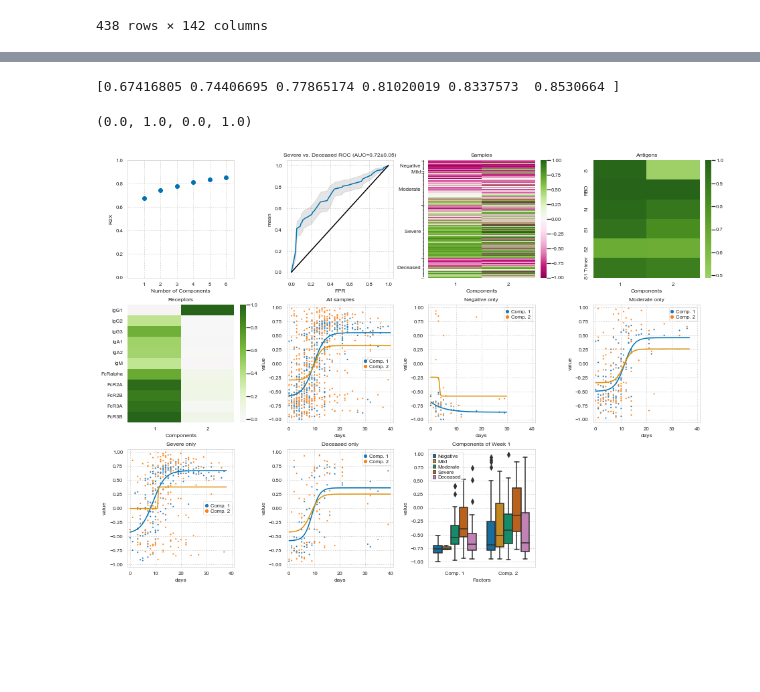
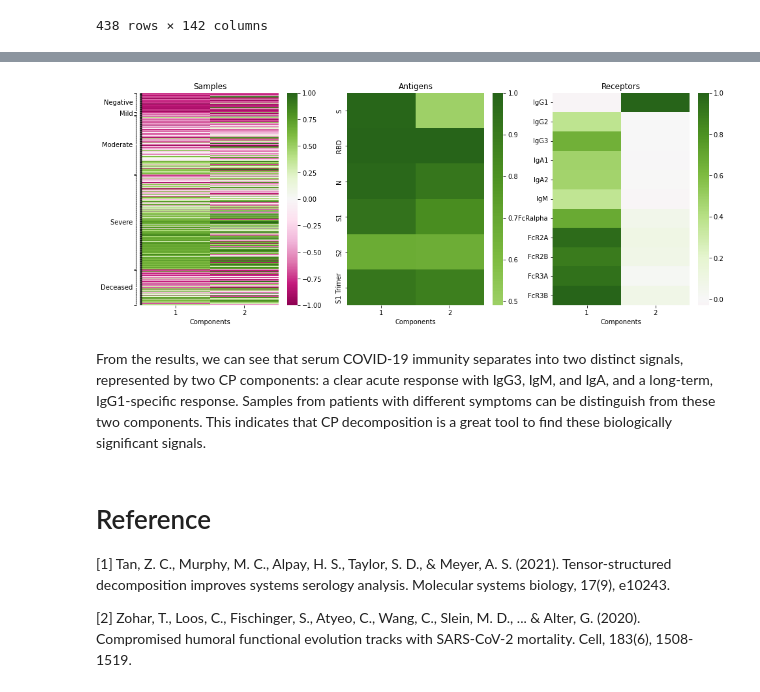
Before and after one commit to meyer-lab/tensorpack, a Jupyter notebook: Apply CP to SARS-CoV-2 Serology Dataset.ipynb, the cells around one changed output, grey strips where cells are left out. Cells and saved outputs as stored; diff of their text form; code cells hidden in the pictures; blank space fills up the shorter version.

```diff
--- a/Apply CP to SARS-CoV-2 Serology Dataset.ipynb
+++ b/Apply CP to SARS-CoV-2 Serology Dataset.ipynb
@@ -345,62 +204,16 @@ k) Boxplot of subject component weights for just samples within the first week a
-# %%
-ax, f = getSetup((13, 9), (3, 4))
-tfac = CMTFfacs[1]
-
-
-# R2X by component plot (a)
-CMTFR2X = np.array([calcR2X(f, tensor) for f in CMTFfacs])
-print(CMTFR2X)
-ax[0].scatter(comps, CMTFR2X, color="b")
-ax[0].set_ylabel("R2X")
-ax[0].set_xlabel("Number of Components")
-ax[0].set_xticks([x for x in comps])
-ax[0].set_xticklabels([x for x in comps])
-ax[0].set_ylim(0, 1)
-ax[0].set_xlim(0.0, np.amax(comps) + 0.5)
-
-
-# ROC curve (b)
-roc_df, auc = COVIDpredict(tfac)
-roc_sum = roc_df.groupby(['FPR'], as_index=False).agg({
-    'TPR': ['mean', 'sem']})
-
-sns.lineplot(x=roc_sum["FPR"], y=roc_sum["TPR"]
-             ["mean"], color='b', ax=ax[1])
-sns.lineplot(x=[0, 1], y=[0, 1], color="black", ax=ax[1])
-
-tprs_upper = np.minimum(roc_sum["TPR"]["mean"] + roc_sum["TPR"]["sem"], 1)
-tprs_lower = np.maximum(roc_sum["TPR"]["mean"] - roc_sum["TPR"]["sem"], 0)
-ax[1].fill_between(roc_sum["FPR"], tprs_lower,
-                   tprs_upper, color='grey', alpha=.2)
-ax[1].set_title("Severe vs. Deceased ROC (AUC={}±{})".format(np.around(np.mean(auc), decimals=2),
-                                                             np.around(sem(auc), decimals=2)))
-
-components = [str(ii + 1) for ii in range(tfac.rank)]
-
-
-# Heatmaps for components of each mode (c-e)
-comp_plot(tfac.factors[0], components,
-          list(pbsSubtractOriginal()['group']), "Samples", ax[2], True)
-comp_plot(tfac.factors[1], components, antigenLabels, "Antigens", ax[3])
-comp_plot(tfac.factors[2], components, receptorLabels, "Receptors", ax[4])
-
-
-# Continuous time plots of components for different severities (f-j)
-time_plot(tfac, ax[5])
-time_plot(tfac, ax[6], condition="Negative")
-time_plot(tfac, ax[7], condition="Moderate")
-time_plot(tfac, ax[8], condition="Severe")
-time_plot(tfac, ax[9], condition="Deceased")
-
-# Factor weights of components separated by severity for week 1 (k)
-df = time_components_df(tfac)
-sns.boxplot(data=df.loc[df["week"] == 1, :],
-            x="Factors", y="value", hue="group", ax=ax[10])
-ax[10].set_title("Components of Week 1")
-ax[10].legend(loc='upper left')
-
-ax[11].axis("off")
-# %% [output]
-[0.67416805 0.74406695 0.77865174 0.81020019 0.8337573  0.8530664 ]
-(0.0, 1.0, 0.0, 1.0)
-[figure, removed]
+# %%
+components = [str(ii + 1) for ii in range(tfac.rank)]
+
+fig, axes = plt.subplots(1, 3, figsize=(16,6))
+comp_plot(tfac.factors[0], components, list(importData()['group']), "Samples", axes[0], True)
+comp_plot(tfac.factors[1], components, antigenLabels, "Antigens", axes[1])
+comp_plot(tfac.factors[2], components, receptorLabels, "Receptors", axes[2])
+# %% [output]
+[figure, added]
+# %% [markdown]
+From the results, we can see that serum COVID-19 immunity separates into two distinct signals, represented by two CP components: a clear acute response with IgG3, IgM, and IgA, and a long-term, IgG1-specific response. Samples from patients with different symptoms can be distinguish from these two components. This indicates that CP decomposition is a great tool to find these biologically significant signals.
+# %% [markdown]
+# Reference
+[1] Tan, Z. C., Murphy, M. C., Alpay, H. S., Taylor, S. D., & Meyer, A. S. (2021). Tensor‐structured decomposition improves systems serology analysis. Molecular systems biology, 17(9), e10243.
+
+[2] Zohar, T., Loos, C., Fischinger, S., Atyeo, C., Wang, C., Slein, M. D., ... & Alter, G. (2020). Compromised humoral functional evolution tracks with SARS-CoV-2 mortality. Cell, 183(6), 1508-1519.
```
Also changed, not shown: parts of 26 cells of this notebook.
